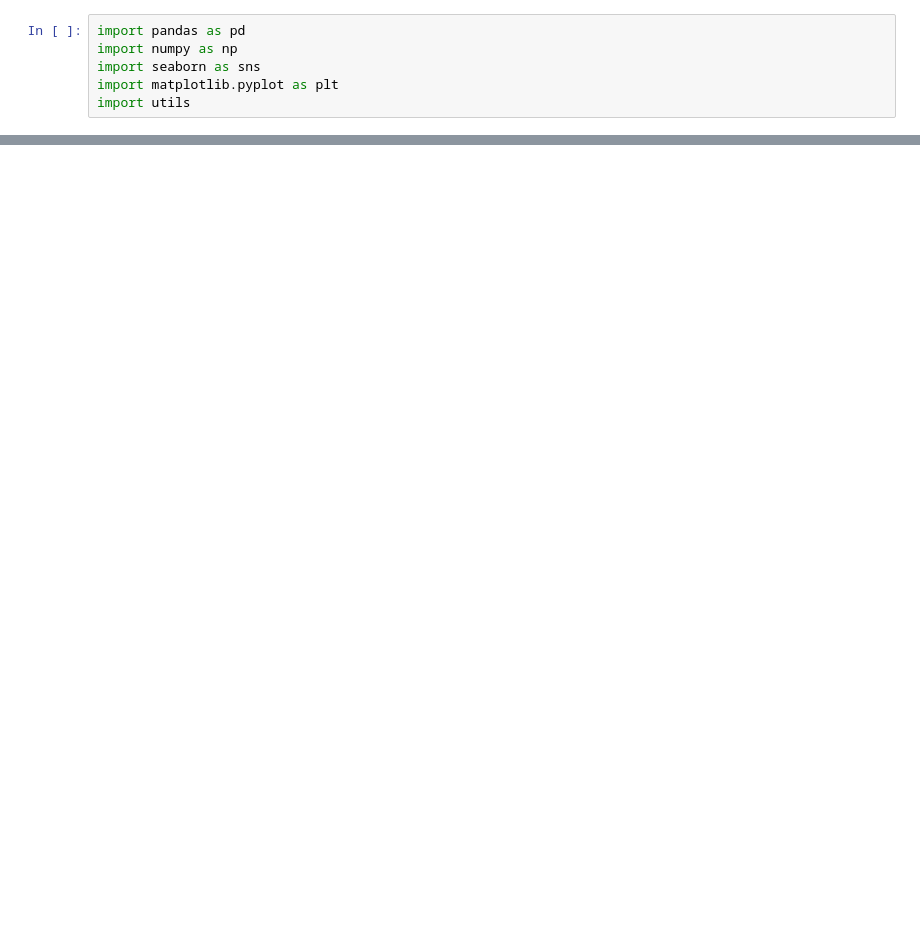
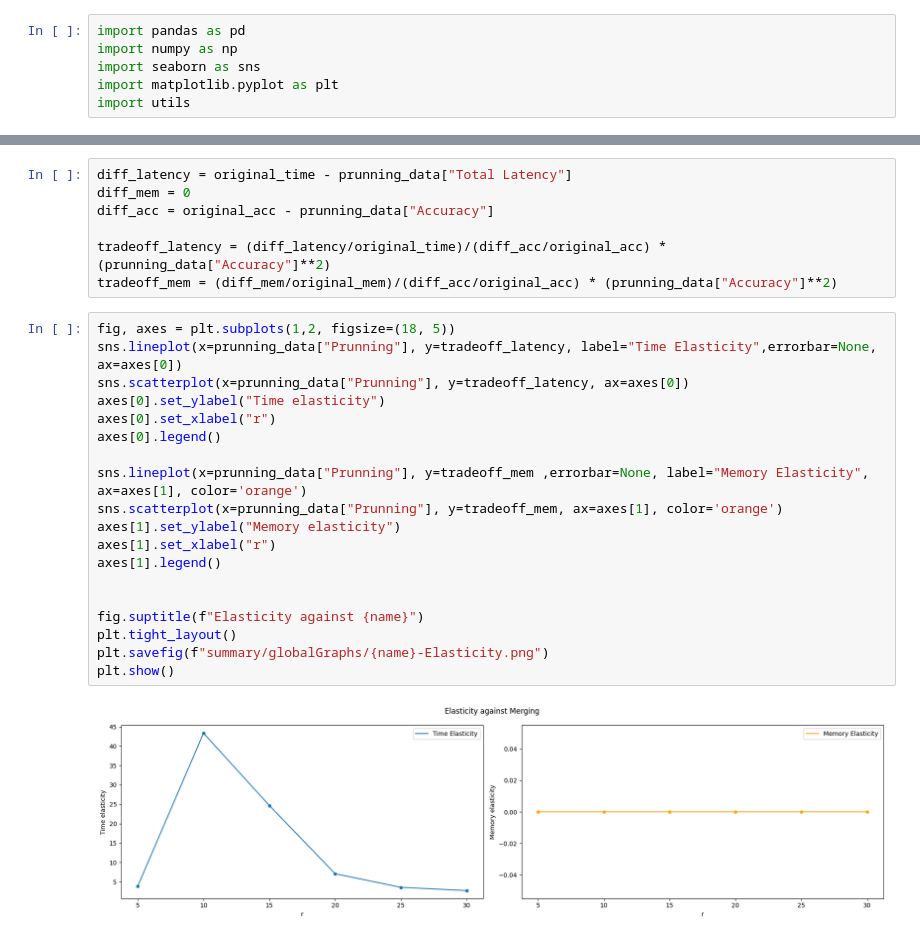
Before and after one commit to Aleixrei73/TFG-Efficient-Vision-Transformer-Inference-on-Edge-Devices, a Jupyter notebook: plotting.ipynb, the cells around one changed output, grey strips where cells are left out. Cells and saved outputs as stored; diff of their text form; blank space fills up the shorter version.

```diff
--- a/plotting.ipynb
+++ b/plotting.ipynb
@@ -61,0 +98,28 @@ plt.show()
+# %%
+diff_latency = original_time - prunning_data["Total Latency"]
+diff_mem = 0
+diff_acc = original_acc - prunning_data["Accuracy"]
+
+tradeoff_latency = (diff_latency/original_time)/(diff_acc/original_acc) * (prunning_data["Accuracy"]**2)
+tradeoff_mem = (diff_mem/original_mem)/(diff_acc/original_acc) * (prunning_data["Accuracy"]**2)
+# %%
+fig, axes = plt.subplots(1,2, figsize=(18, 5))
+sns.lineplot(x=prunning_data["Prunning"], y=tradeoff_latency, label="Time Elasticity",errorbar=None, ax=axes[0])
+sns.scatterplot(x=prunning_data["Prunning"], y=tradeoff_latency, ax=axes[0])
+axes[0].set_ylabel("Time elasticity")
+axes[0].set_xlabel("r")
+axes[0].legend()
+
+sns.lineplot(x=prunning_data["Prunning"], y=tradeoff_mem ,errorbar=None, label="Memory Elasticity", ax=axes[1], color='orange')
+sns.scatterplot(x=prunning_data["Prunning"], y=tradeoff_mem, ax=axes[1], color='orange')
+axes[1].set_ylabel("Memory elasticity")
+axes[1].set_xlabel("r")
+axes[1].legend()
+
+
+fig.suptitle(f"Elasticity against {name}")
+plt.tight_layout()
+plt.savefig(f"summary/globalGraphs/{name}-Elasticity.png")
+plt.show()
+# %% [output]
+[figure, added]
```
Also changed, not shown: parts of 7 cells of this notebook, 17 other files.
